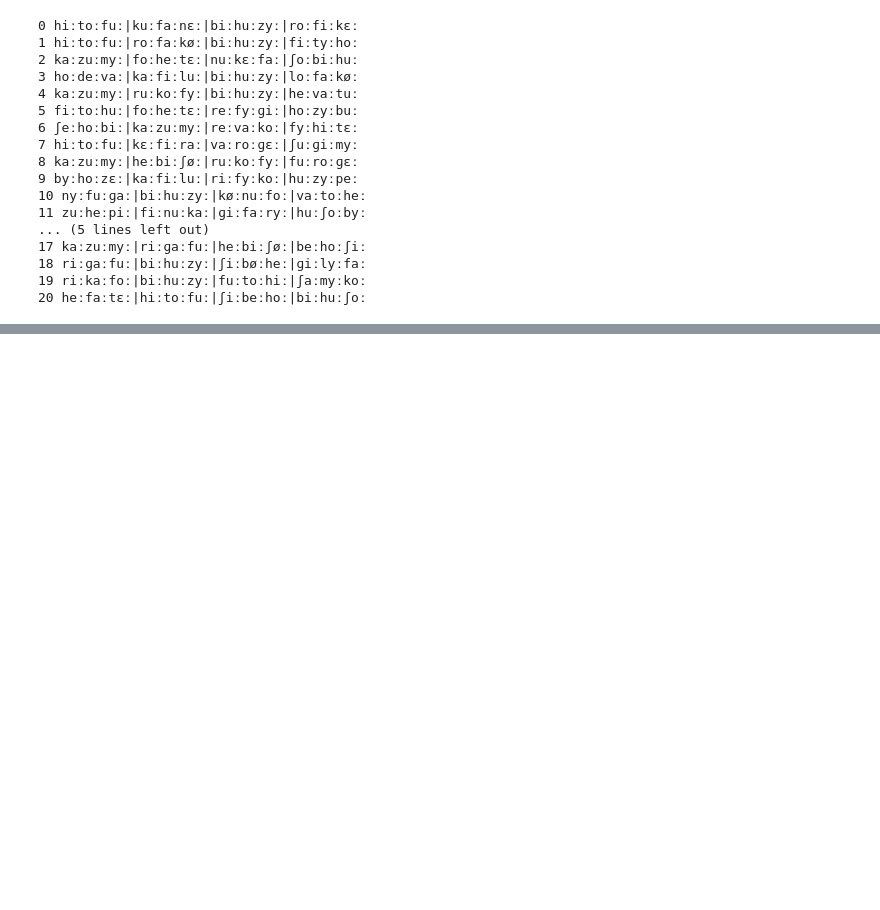
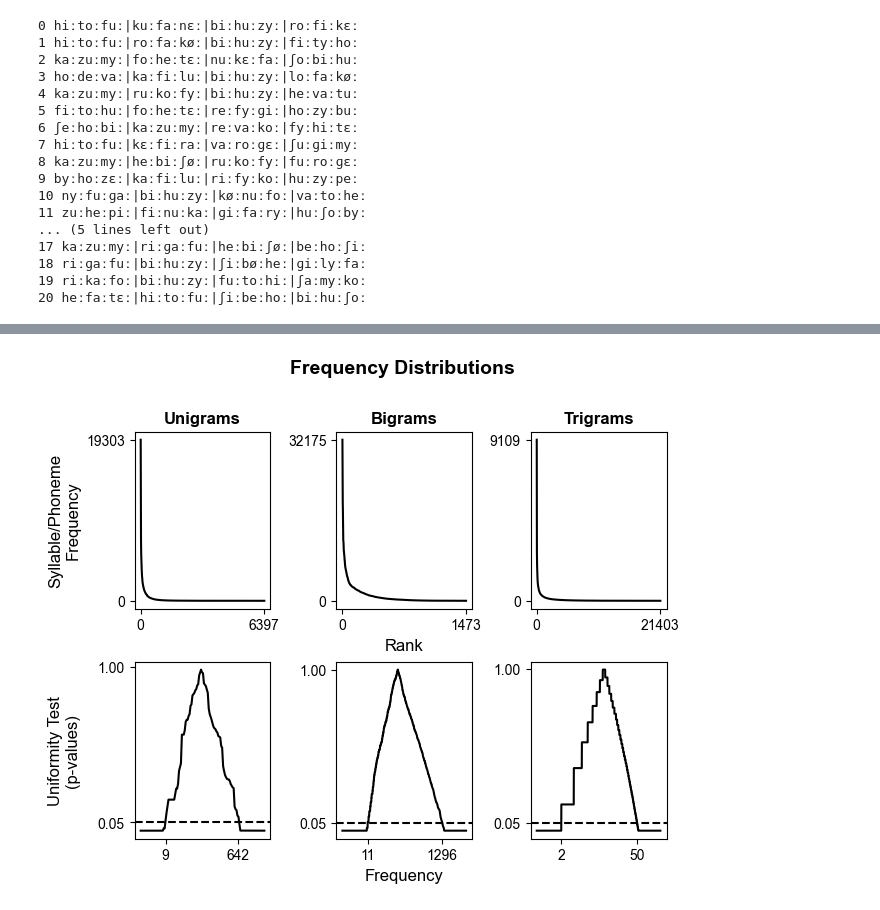
Before and after one commit to milosen/arc, a Jupyter notebook: plots_from_paper.ipynb, the cells around one changed output, grey strips where cells are left out. Saved outputs shown, nothing was run; the diff lists cells and outputs as text; code cells hidden in the pictures; blank space fills up the shorter version.

```diff
--- a/plots_from_paper.ipynb
+++ b/plots_from_paper.ipynb
@@ -248,11 +295,87 @@ L_random = stats.levene(Incremental_TPs[0][2], Incremental_TPs[1][0], center = '
 # %%
-#%%#################################################################################################
-############################# PLOTTING N-GRAMS FREQUENCY DISTRIBUTIONS (Figure 3) #############################
-####################################################################################################
+import matplotlib.pyplot as plt
+import csv
+from arc.phonecodes import phonecodes
+from scipy import stats
+import numpy as np
+
+# READ SYLLABLES, FREQUENCIES AND PROBABILITIES FROM CORPUS AND CONVERT SYLLABLES TO IPA
+indir = 'arc/data/example_corpus/'
+fname = indir + 'syll.txt'
+fdata = list(csv.reader(open(fname, "r"), delimiter = '\t'))
+sylls = [phonecodes.xsampa2ipa(i[1], 'deu') for i in fdata[1:]]
+freqs = [int(i[2]) for i in fdata[1:]]
+probs = [float(i[3]) for i in fdata[1:]]
+
+# LOAD GERMAN BIGRAMS
+indir = 'arc/data/example_corpus/'
+fname = indir + 'ipa_bigrams_german.csv'
+gram2 = list(csv.reader(open(fname, "r"), delimiter = '\t'))
+gram2 = [i[0].split(",") for i in gram2][1:]
+freq2 = [int(i[2]) for i in gram2]
+
+# LOAD GERMAN TRIGRAMS
+indir = 'arc/data/example_corpus/'
+fname = indir + 'ipa_trigrams_german.csv'
+gram3 = list(csv.reader(open(fname, "r"), delimiter = '\t'))
+gram3 = [i[0].split(",") for i in gram3][1:]
+freq3 = [int(i[1]) for i in gram3]
+
+# READ ORDER OF PHONEMES IN GERMAN WORDS
+indir = 'arc/data/example_corpus/'
+fname = indir + 'german_IPA_seg.csv'
+fdata = list(csv.reader(open(fname, "r"), delimiter = '\t'))
+fdata = [i[0].split(",") for i in fdata][1:]
+fdata = [i for i in fdata if len(i) == 3]
+phonX = [i[1].replace('"','') for i in fdata]
+phonX = [i.replace("g","ɡ") for i in phonX]
+phonP = [int(i[2]) for i in fdata]
+
+# READ MATRIX OF BINARY FEATURES FOR ALL IPA PHONEMES
+indir = 'arc/data/'
+fname = indir + 'phonemes.csv'
+fdata = list(csv.reader(open(fname, "r")))
+labls = fdata[0][1:]
+phons = [i[0] for i in fdata[1:]]
+numbs = [i[1:] for i in fdata[1:]]
+cnsnt = [phons[i] for i in range(len(phons)) if numbs[i][labls.index('cons')] == '+']
+longV = [phons[i] for i in range(len(phons)) if numbs[i][labls.index('long')] == '+'
+                                             and phons[i] not in cnsnt]
+
+# SELECT CONSONANT-VOWEL SYLLABLES WITH LONG VOWEL LENGTH
+cvidx = [i for i in range(len(sylls)) if sylls[i].startswith(tuple(cnsnt))
+         and sylls[i].endswith(tuple(longV)) and len(sylls[i]) == 3]
+cvsyl = [sylls[i] for i in cvidx]
+cvfrq = [freqs[i] for i in cvidx]
+cvprb = [probs[i] for i in cvidx]
+
+# SELECT CV SYLLABLES WITH UNIFORM LOG-PROBABILITY OF OCCURRENCE IN THE CORPUS
+CVidx = [i for i in range(len(cvfrq))
+         if stats.uniform.sf(abs(stats.zscore(np.log(cvfrq))))[i] > 0.05
+         and cvsyl[i][0] in phonX]
+CVsyl = [cvsyl[i] for i in CVidx]
+CVfrq = [cvfrq[i] for i in CVidx]
+CVprb = [cvprb[i] for i in CVidx]
+
+# SELECT BIGRAMS WITH UNIFORM LOG-PROBABILITY OF OCCURRENCE IN THE CORPUS
+frx_2 = [i for i in range(len(freq2))
+          if stats.uniform.sf(abs(stats.zscore(np.log(freq2))))[i] > 0.05]
+gram2 = [i[1].replace("_", "") for i in gram2]
+gram2 = [i.replace("g","ɡ") for i in gram2]
+Gram2 = [gram2[i] for i in frx_2]
+Freq2 = [freq2[i] for i in frx_2]
+
+# SELECT TRIGRAMS WITH UNIFORM LOG-PROBABILITY OF OCCURRENCE IN THE CORPUS
+frx_3 = [i for i in range(len(freq3))
+          if stats.uniform.sf(abs(stats.zscore(np.log(freq3))))[i] > 0.05]
+gram3 = [i[0].replace("_", "") for i in gram3]
+gram3 = [i.replace("g","ɡ") for i in gram3]
+Gram3 = [gram3[i] for i in frx_3]
+Freq3 = [freq3[i] for i in frx_3]
 
 # PLOT N-GRAM FREQUENCY DISTRIBUTION OF SYLLABLES AND PHONEMES
-opdir = project_dir + '03_Figures/'
-f_out = opdir + 'titone_results_v3_ngrams.pdf'
+opdir = 'results/'
+f_out = opdir + 'ngram_frequency_distributions.pdf'
 fig, ((ax1, ax2, ax3), (ax4, ax5, ax6)) = plt.subplots(2, 3, layout = "constrained")
 
 # SYLLABLES FREQUENCY DISTRIBUTION
@@ -277,30 +400,32 @@ ax3.set_yticks((0, freq3[0]))
 
 # SYLLABLES UNIFORMITY TEST
 ax4.plot(stats.uniform.sf(abs(stats.zscore(np.log(cvfrq)))), color = 'black')
 ax4.axhline(0.05, linestyle = '--', color = 'black')
 ax4.invert_xaxis()
 ax4.set_xticks((CVidx[0], CVidx[-1]), (cvfrq[CVidx[0]], cvfrq[CVidx[-1]]))
 ax4.set_yticks([0.05, 1.0])
 ax4.set_ylabel('Uniformity Test' + '\n' + '(p-values)', fontsize = 12, fontname = 'Arial')
 
 # BIGRAM UNIFORMITY TEST
 ax5.plot(stats.uniform.sf(abs(stats.zscore(np.log(freq2)))), color = 'black')
 ax5.axhline(0.05, linestyle = '--', color = 'black')
 ax5.invert_xaxis()
 ax5.set_xticks((frx_2[0], frx_2[-1]), (freq2[frx_2[0]], freq2[frx_2[-1]]))
 ax5.set_yticks([0.05, 1.0])
 ax5.set_xlabel('Frequency', fontsize = 12, fontname = 'Arial')
 
 # TRIGRAM UNIFORMITY TEST
 ax6.plot(stats.uniform.sf(abs(stats.zscore(np.log(freq3)))), color = 'black')
 ax6.axhline(0.05, linestyle = '--', color = 'black')
 ax6.invert_xaxis()
 ax6.set_xticks((frx_3[0], frx_3[-1]), (freq3[frx_3[0]], freq3[frx_3[-1]]))
 ax6.set_yticks([0.05, 1.0])
 
 # ADJUST AND SAVE
 fig.suptitle('Frequency Distributions', x = 0.56, y = 1.1,
              fontsize = 14, fontname = 'Arial', fontweight = 'bold')
 fig.align_ylabels((ax1, ax4))
 plt.show()
 fig.savefig(f_out, bbox_inches = 'tight', dpi = 600)
+# %% [output]
+[figure, added]
```
Also changed, not shown: parts of 3 cells of this notebook, 18 other files.
